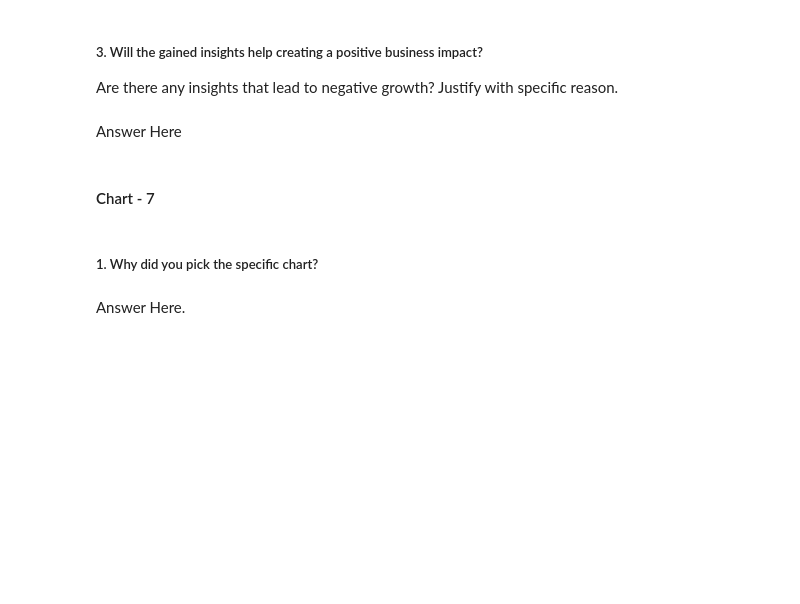
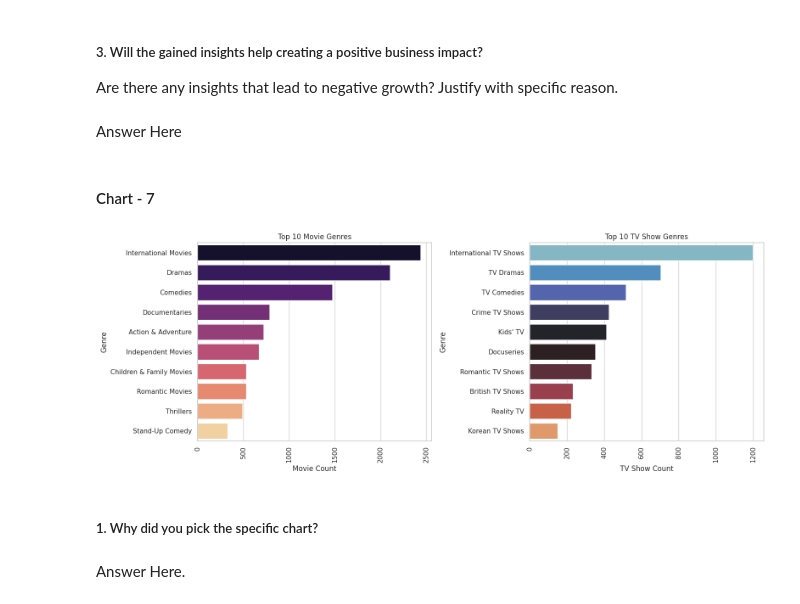
Before and after one commit to sabitendu/Capstone_Project_On_Netflix_Movies_And_TV-Shows_Clustering, a Jupyter notebook: NETFLIX_MOVIES_AND_TV_SHOWS_CLUSTERING.ipynb, the cells around one changed output. Drawn from its saved outputs; the diff is of its cells as text; code cells hidden in the pictures; blank space fills up the shorter version.

```diff
--- a/NETFLIX_MOVIES_AND_TV_SHOWS_CLUSTERING.ipynb
+++ b/NETFLIX_MOVIES_AND_TV_SHOWS_CLUSTERING.ipynb
@@ -572,3 +663,46 @@ Answer Here
+# %%
+# Chart - 7 visualization code
+# Split the 'listed_in' column into a list of genres
+df['genres'] = df['listed_in'].str.split(', ')
+
+# Explode the DataFrame to have one row per genre
+df_exploded = df.explode('genres')
+# Create separate DataFrames for movies and TV shows
+movies_df = df_exploded[df_exploded['type'] == 'Movie']
+tv_shows_df = df_exploded[df_exploded['type'] == 'TV Show']
+
+# Calculate genre counts for movies and TV shows
+movie_genre_counts = movies_df['genres'].value_counts().reset_index()
+movie_genre_counts.columns = ['Genre', 'Movie Count']
+
+tv_show_genre_counts = tv_shows_df['genres'].value_counts().reset_index()
+tv_show_genre_counts.columns = ['Genre', 'TV Show Count']
+
+# Create bar plots for movies and TV shows
+fig, axes = plt.subplots(nrows=1, ncols=2, figsize=(16, 6))
+sns.set_theme(style="whitegrid")
+
+# Plot for movies
+sns.barplot(x='Movie Count', y='Genre', data=movie_genre_counts.head(10), palette='magma', ax=axes[0])
+axes[0].set_title('Top 10 Movie Genres')
+axes[0].set_xlabel('Movie Count')
+axes[0].set_ylabel('Genre')
+
+# Plot for TV shows
+sns.barplot(x='TV Show Count', y='Genre', data=tv_show_genre_counts.head(10), palette='icefire', ax=axes[1])
+axes[1].set_title('Top 10 TV Show Genres')
+axes[1].set_xlabel('TV Show Count')
+axes[1].set_ylabel('Genre')
+
+# Rotate x-axis labels for better readability
+axes[0].tick_params(axis='x', rotation=90)
+axes[1].tick_params(axis='x', rotation=90)
+
+# Show the plots
+plt.tight_layout()
+plt.show()
+# %% [output]
+[figure, added]
 # %% [markdown]
 ##### 1. Why did you pick the specific chart?
 # %% [markdown]
```
Also changed, not shown: parts of 25 cells of this notebook.
